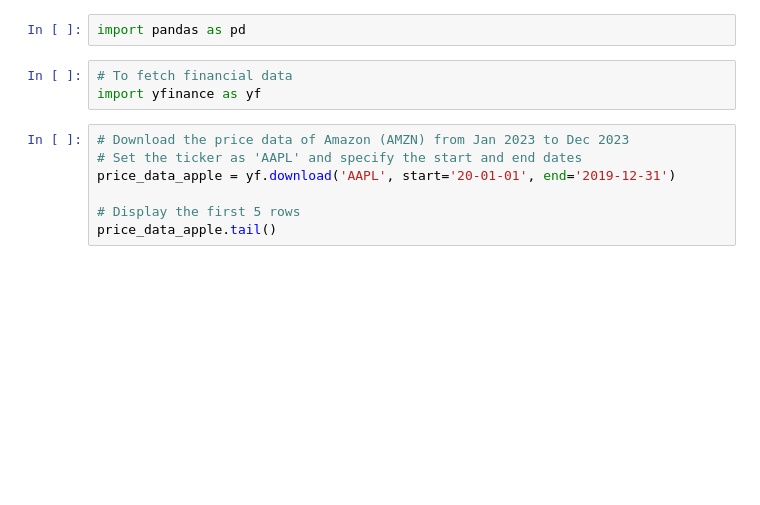
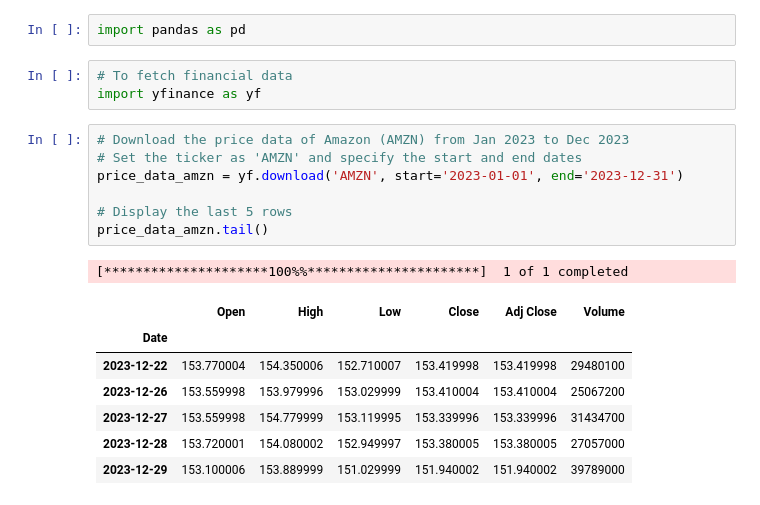
Before and after one commit to anp-hub/quant-finance, a Jupyter notebook: MarketData/01-StockIndexData.ipynb, the cells around one changed output. Drawn from its saved outputs; the diff is of its cells as text; blank space fills up the shorter version.

```diff
--- a/MarketData/01-StockIndexData.ipynb
+++ b/MarketData/01-StockIndexData.ipynb
@@ -35,8 +37,17 @@ import pandas as pd
 import yfinance as yf
 # %%
 # Download the price data of Amazon (AMZN) from Jan 2023 to Dec 2023
-# Set the ticker as 'AAPL' and specify the start and end dates
-price_data_apple = yf.download('AAPL', start='20-01-01', end='2019-12-31')
+# Set the ticker as 'AMZN' and specify the start and end dates
+price_data_amzn = yf.download('AMZN', start='2023-01-01', end='2023-12-31')
 
-# Display the first 5 rows
-price_data_apple.tail()
+# Display the last 5 rows
+price_data_amzn.tail()
+# %% [output]
+[*********************100%%**********************]  1 of 1 completed
+|  | Open | High | Low | Close | Adj Close | Volume |
+| Date |  |  |  |  |  |  |
+| 2023-12-22 | 153.770004 | 154.350006 | 152.710007 | 153.419998 | 153.419998 | 29480100 |
+| 2023-12-26 | 153.559998 | 153.979996 | 153.029999 | 153.410004 | 153.410004 | 25067200 |
+| 2023-12-27 | 153.559998 | 154.779999 | 153.119995 | 153.339996 | 153.339996 | 31434700 |
+| 2023-12-28 | 153.720001 | 154.080002 | 152.949997 | 153.380005 | 153.380005 | 27057000 |
+| 2023-12-29 | 153.100006 | 153.889999 | 151.029999 | 151.940002 | 151.940002 | 39789000 |
```
Also changed, not shown: parts of 8 cells of this notebook.
